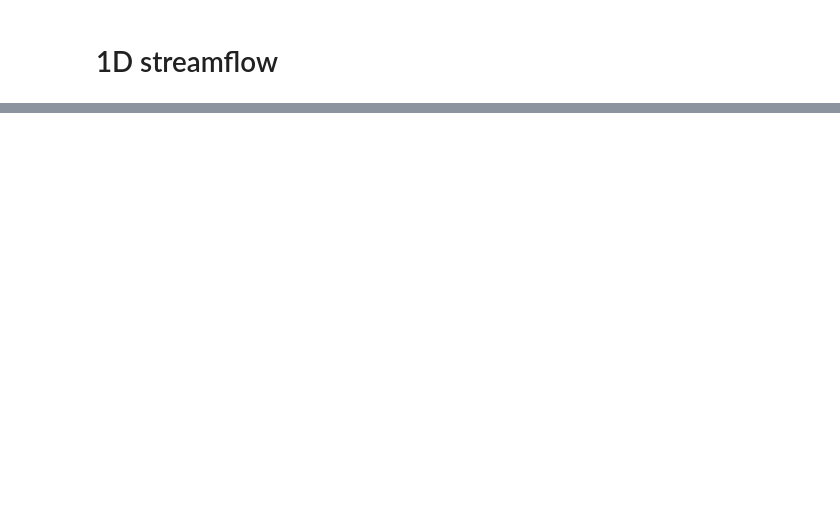
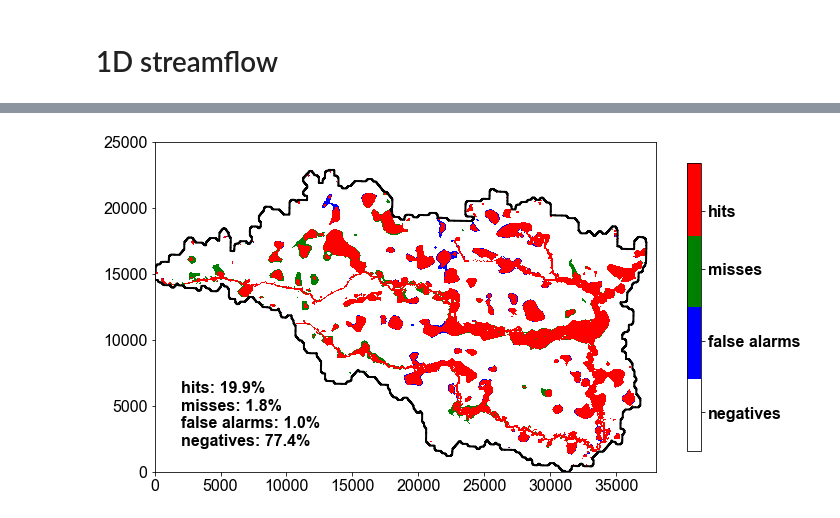
Before and after one commit to chrimerss/CREST-iMAP, a Jupyter notebook: Examples/Sensitivity/SyntheticRainfall_results.ipynb, the cells around one changed output, grey strips where cells are left out. Cells and saved outputs as stored; diff of their text form; code cells hidden in the pictures; blank space fills up the shorter version.

```diff
--- a/Examples/Sensitivity/SyntheticRainfall_results.ipynb
+++ b/Examples/Sensitivity/SyntheticRainfall_results.ipynb
@@ -48,0 +115,35 @@ coupled_FAM.stage+=2.859193
+# %%
+MD_benchmark=MD_benchmark.filled(np.nan)
+MD_estimator=MD_estimator.filled(np.nan)
+# %%
+# MD_benchmark= MD_benchmark.filled(np.nan)
+# MD_estimator= MD_benchmark.filled(np.nan)
+new_field= np.zeros(MD_benchmark.shape)
+rows,cols= np.where((MD_benchmark>0.2) & (MD_estimator>0.2) & (~np.isnan(MD_estimator)) & (~np.isnan(MD_benchmark)))
+new_field[rows, cols]=3
+rows,cols= np.where((MD_benchmark>0.2) & (MD_estimator<=0.2)& (~np.isnan(MD_estimator)) & (~np.isnan(MD_benchmark)))
+new_field[rows, cols]=2
+rows,cols= np.where((MD_benchmark<=0.2) & (MD_estimator>0.2)& (~np.isnan(MD_estimator)) & (~np.isnan(MD_benchmark)))
+new_field[rows, cols]=1
+
+new_field[np.isnan(MD_benchmark)]=np.nan
+
+# new_field[mask_misses]=2
+# new_field[mask_false]=1
+
+hits_p= float((new_field==3).sum())/((~np.isnan(new_field)).sum())*100.
+misses_p= float((new_field==2).sum())/((~np.isnan(new_field)).sum())*100.
+false_p= float((new_field==1).sum())/((~np.isnan(new_field)).sum())*100.
+neg_p = float((new_field==0).sum())/((~np.isnan(new_field)).sum())*100.
+# %%
+cmap = ListedColormap(['white', 'b', 'g', 'r'])
+fig=plt.figure(figsize=(10,6))
+# estimator.triang.set_mask(estimator.depth.max(axis=0) <=0.2)
+plt.imshow(new_field, origin='lower left', cmap=cmap, extent=[xi.min(), xi.max(),yi.min(),yi.max()])
+cbar= plt.colorbar(ticks=[0.4,1.15,1.9,2.5], shrink=0.7)
+# cbar.ax.set_yticks([1.25,2.00,2.75])
+cbar.ax.set_yticklabels(['negatives','false alarms','misses','hits'], weight='bold')
+plt.text(2000,2000,'hits: %.1f%s\nmisses: %.1f%s\nfalse alarms: %.1f%s\nnegatives: %.1f%s'%(hits_p,'%', misses_p,'%', false_p,'%', 100-hits_p-misses_p-false_p,'%'), fontsize=16, weight='bold')
+plt.plot(x, y, 'k');
+# %% [output]
+[figure, added]
```
Also changed, not shown: parts of 25 cells of this notebook, 14 other files.
